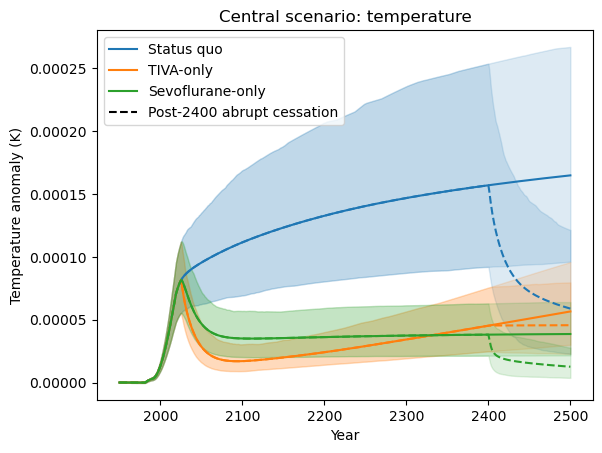
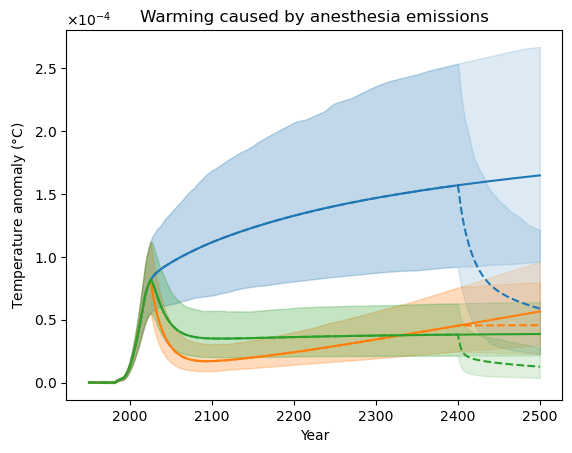
The change to this notebook cell's code, shown as a diff; its figure went from the first image to the second:
--- before
+++ after
@@ -34,13 +34,21 @@
 
 # Add legend with the three scenarios + one dashed line
-plt.legend(handles=[
-    plt.Line2D([], [], color='tab:blue', label='Status quo'),
-    plt.Line2D([], [], color='tab:orange', label='TIVA-only'),
-    plt.Line2D([], [], color='tab:green', label='Sevoflurane-only'),
-    abrupt_line
-])
+# plt.legend(handles=[
+#     plt.Line2D([], [], color='tab:blue', label='Status quo'),
+#     plt.Line2D([], [], color='tab:orange', label='TIVA-only'),
+#     plt.Line2D([], [], color='tab:green', label='Sevoflurane-only'),
+#     abrupt_line
+# ])
 
-plt.title('Central scenario: temperature')
+plt.title('Warming caused by anesthesia emissions')
 plt.xlabel('Year')
-plt.ylabel('Temperature anomaly (K)')
+plt.ylabel('Temperature anomaly ($\degree$C)')
+
+
+ax = plt.gca()
+ax.yaxis.set_major_formatter(ticker.ScalarFormatter(useMathText=True))
+ax.ticklabel_format(axis='y', style='sci', scilimits=(-4, -4))
+
+plt.savefig("anesthetic_induced_warming_abrupt_cessation.png", dpi=300, bbox_inches="tight")
 plt.show()
+

Commit: Add plots paper and numerical values